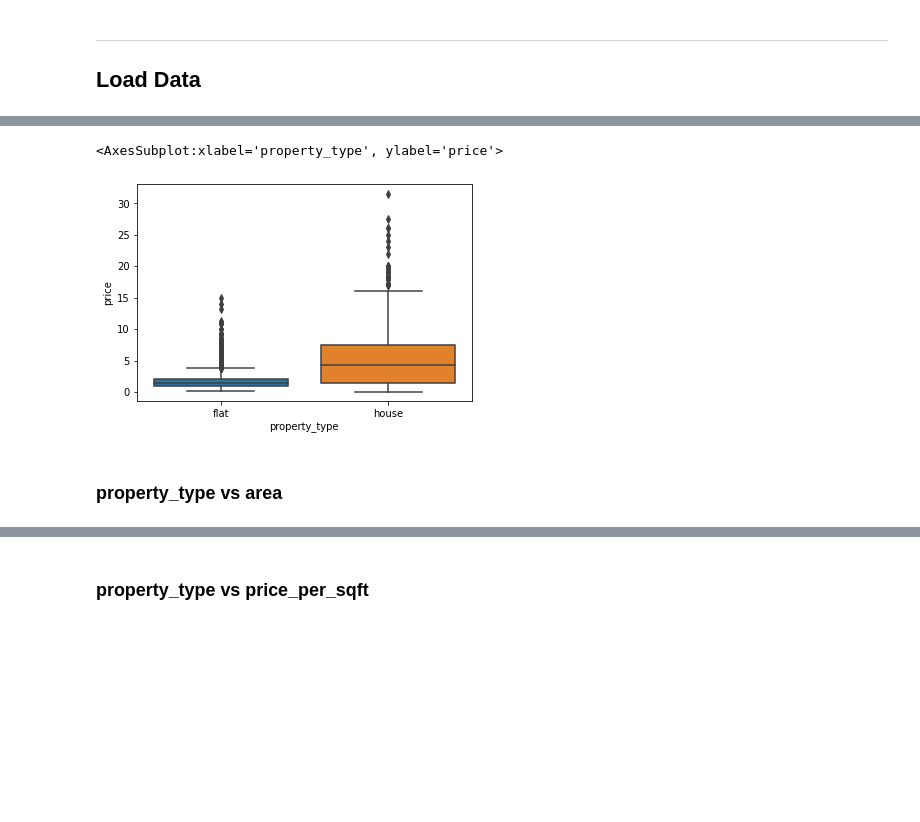
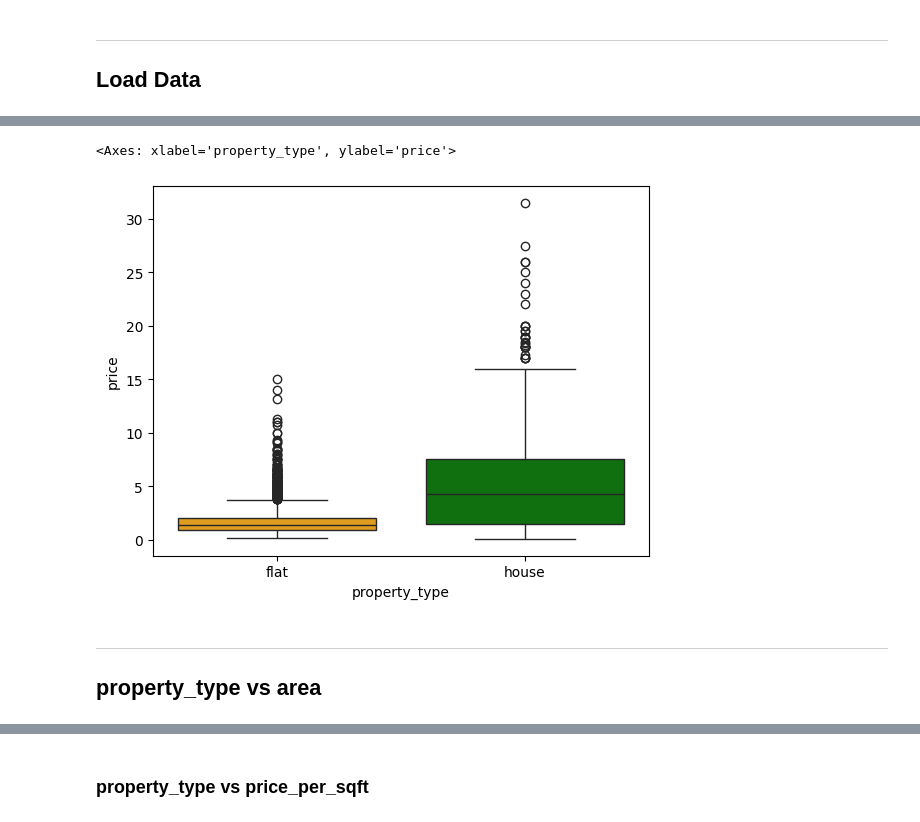
Before and after one commit to ranjanchoubey/real-estate, a Jupyter notebook: 4-eda/eda-multivariate-analysis.ipynb, the cells around one changed output, grey strips where cells are left out. Saved outputs shown, nothing was run; the diff lists cells and outputs as text; code cells hidden in the pictures; blank space fills up the shorter version.

```diff
--- a/4-eda/eda-multivariate-analysis.ipynb
+++ b/4-eda/eda-multivariate-analysis.ipynb
@@ -11,5 +11,6 @@ pd.set_option('display.max_columns', None)
 ---
 ## Load Data
 # %%
-df = pd.read_csv('gurgaon_properties_cleaned_v2.csv').drop_duplicates()
+input = '../data/clean-data/flats-house-cleaned-v2.csv'
+df = pd.read_csv(input).drop_duplicates()
 df.head()
@@ -23,8 +33,10 @@ sns.barplot(x=df['property_type'], y=df['price'], estimator=np.median)
 # %%
-sns.boxplot(x=df['property_type'], y=df['price'])
+# Boxplot to visualize the distribution of prices for each property type
+sns.boxplot(x=df['property_type'], y=df['price'],hue=df['property_type'], palette=['orange', 'green'], legend=False)
 # %% [output]
-<AxesSubplot:xlabel='property_type', ylabel='price'>
+<Axes: xlabel='property_type', ylabel='price'>
-[figure, old version]
+[figure, new version]
 # %% [markdown]
-### property_type vs area
+---
+## property_type vs area
 # %%
```
Also changed, not shown: parts of 8 cells of this notebook.
